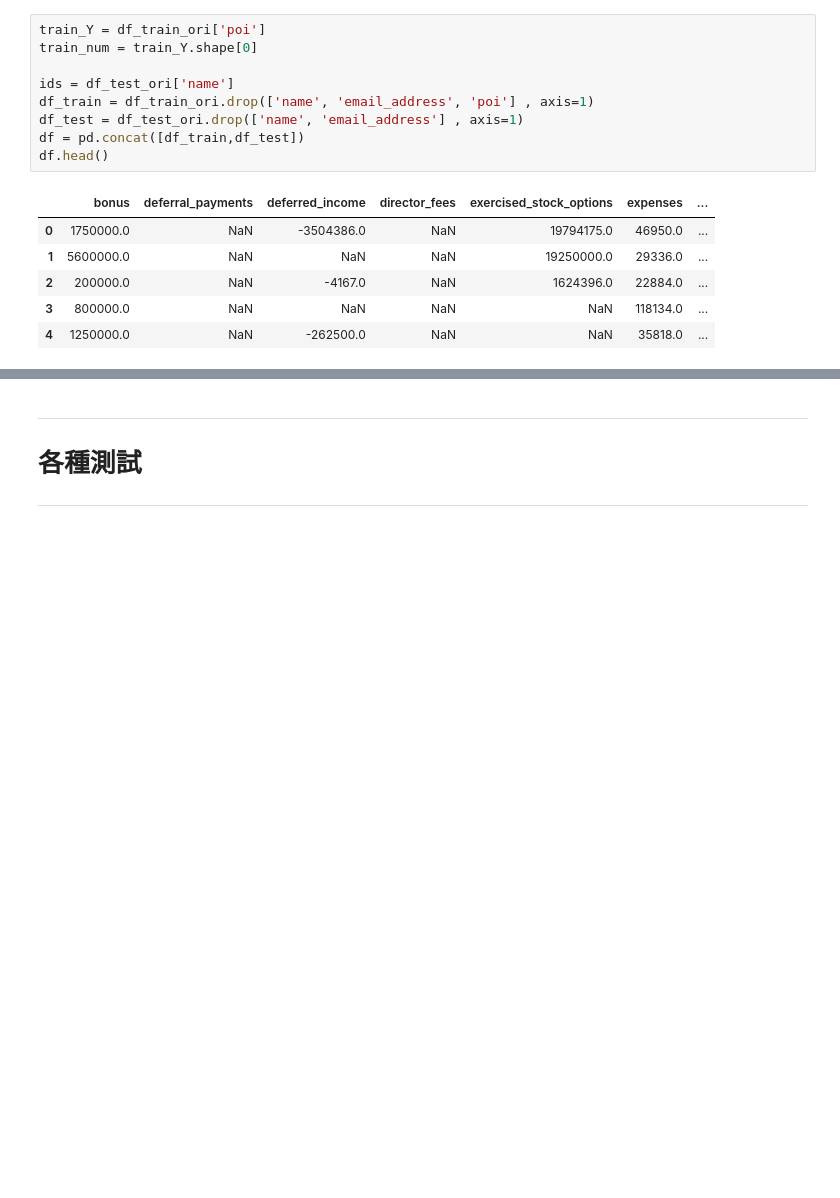
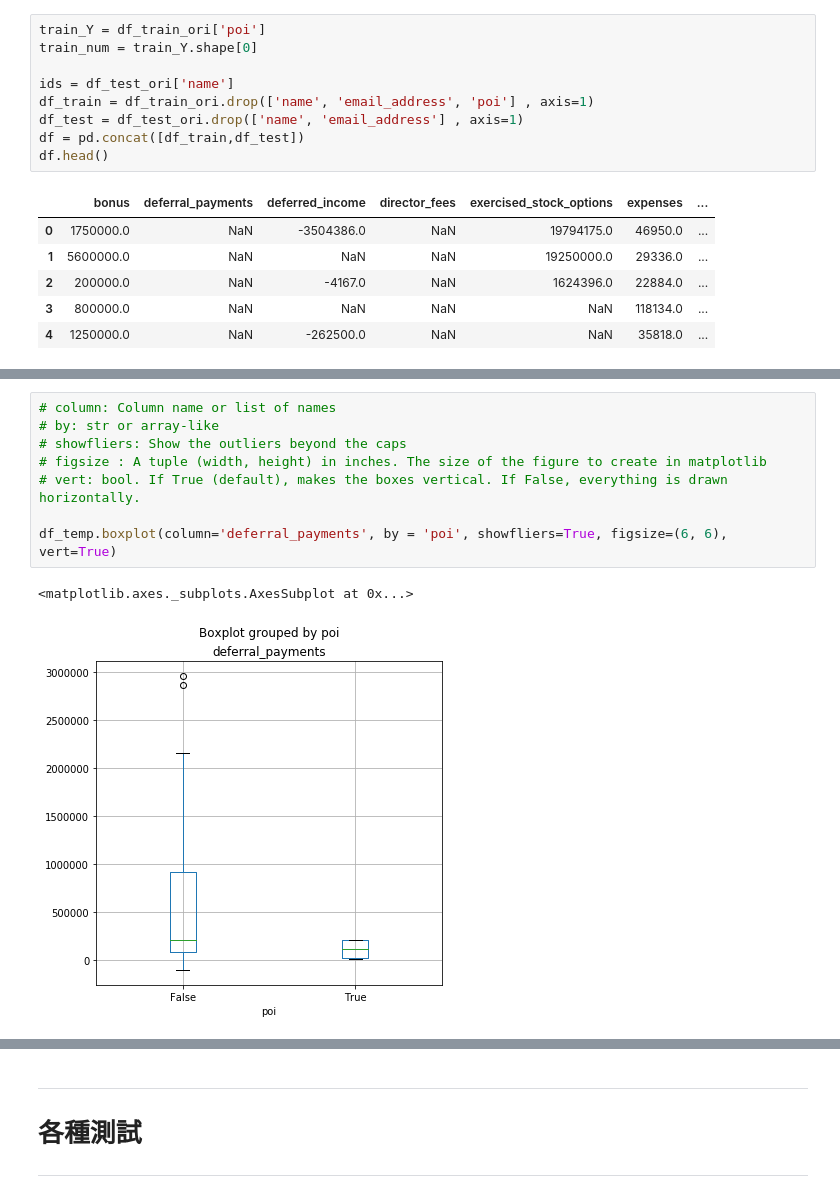
Before and after one commit to ErwinPan/ML100-Days, a Jupyter notebook: homework/Day_049_HW.ipynb, the cells around one changed output, grey strips where cells are left out. Saved outputs shown, nothing was run; the diff lists cells and outputs as text; blank space fills up the shorter version.

```diff
--- a/homework/Day_049_HW.ipynb
+++ b/homework/Day_049_HW.ipynb
@@ -113,0 +137,11 @@ df.nunique
+# %%
+# column: Column name or list of names
+# by: str or array-like
+# showfliers: Show the outliers beyond the caps
+# figsize : A tuple (width, height) in inches. The size of the figure to create in matplotlib
+# vert: bool. If True (default), makes the boxes vertical. If False, everything is drawn horizontally.
+
+df_temp.boxplot(column='deferral_payments', by = 'poi', showfliers=True, figsize=(6, 6), vert=True)
+# %% [output]
+<matplotlib.axes._subplots.AxesSubplot at 0x...>
+[figure, added]
```
Also changed, not shown: parts of 33 cells of this notebook, 3 other files.
